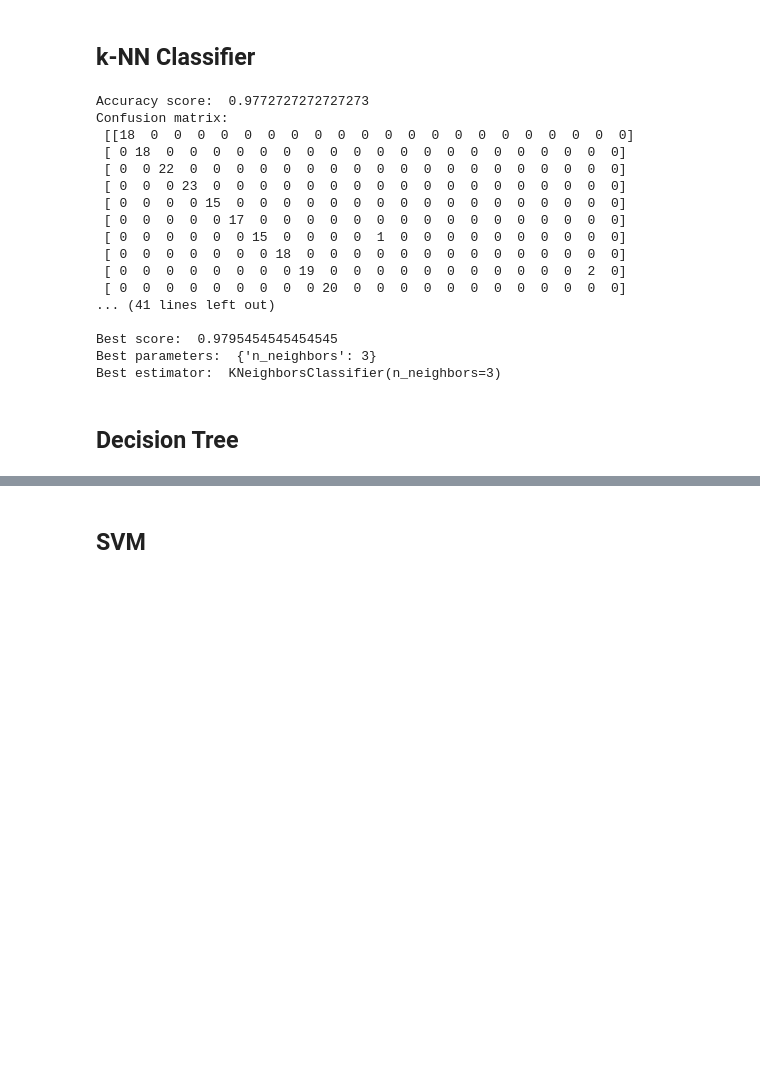
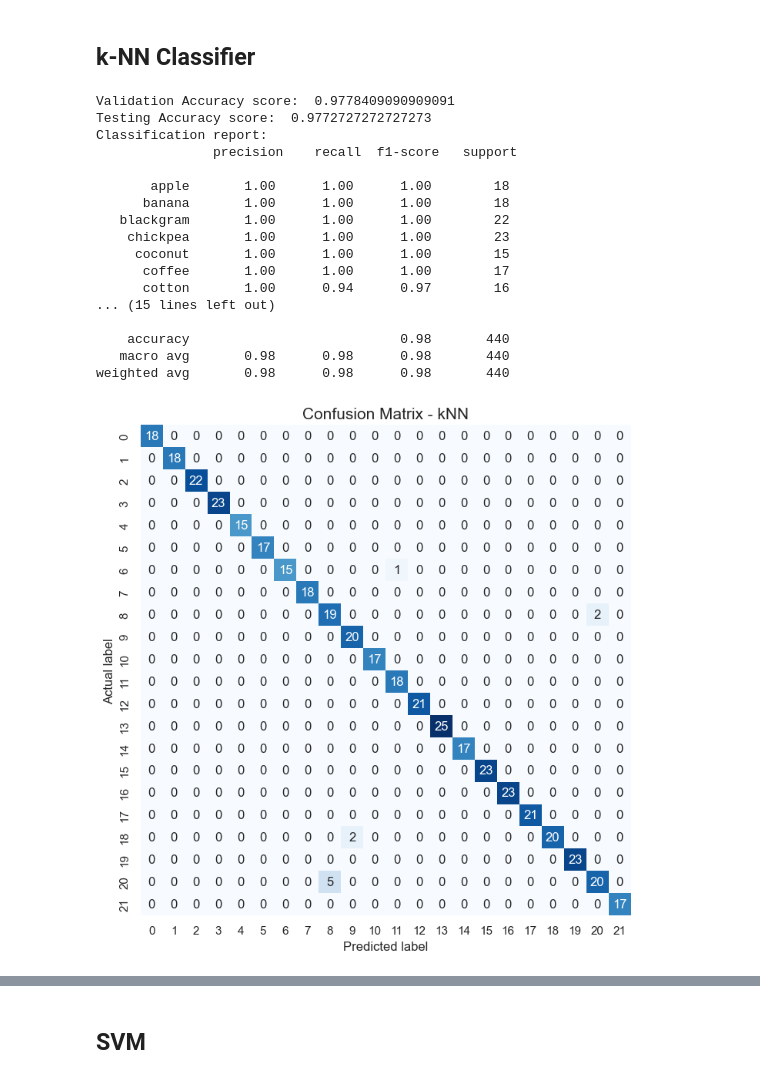
Before and after one commit to bonaventurabs/soil-based-plant-recommendations, a Jupyter notebook: notebooks/data1-script.ipynb, the cells around one changed output, grey strips where cells are left out. Cells and saved outputs as stored; diff of their text form; code cells hidden in the pictures; blank space fills up the shorter version.

Commit message:
model comparison

```diff
--- a/notebooks/data1-script.ipynb
+++ b/notebooks/data1-script.ipynb
@@ -373,18 +373,45 @@ X_train.shape, X_test.shape, y_train.shape, y_test.shape
 ((1760, 7), (440, 7), (1760,), (440,))
 # %% [markdown]
 ## k-NN Classifier
+# %%
+# knn model
+from sklearn.model_selection import cross_val_score
+from sklearn.neighbors import KNeighborsClassifier
+from sklearn.metrics import accuracy_score, confusion_matrix, classification_report
+from sklearn.metrics import confusion_matrix
+
+knn = KNeighborsClassifier()
+knn.fit(X_train, y_train)
+y_pred = knn.predict(X_test)
+print('Validation Accuracy score: ', cross_val_score(knn, X_train, y_train, cv=5).mean())
+print('Testing Accuracy score: ', accuracy_score(y_test, y_pred))
+print('kNN-Classification report: \n', classification_report(y_test, y_pred))
+
+conf_mat = confusion_matrix(y_test, y_pred)
+sns.heatmap(conf_mat, square=True, annot=True, cmap='Blues', fmt='d', cbar=False)
+plt.ylabel('Actual label')
+plt.xlabel('Predicted label')
+plt.title('Confusion Matrix - kNN', size = 15);
+# %% [output]
+Validation Accuracy score:  0.9778409090909091
+Testing Accuracy score:  0.9772727272727273
+Classification report:
+               precision    recall  f1-score   support
+
+       apple       1.00      1.00      1.00        18
+      banana       1.00      1.00      1.00        18
+   blackgram       1.00      1.00      1.00        22
+    chickpea       1.00      1.00      1.00        23
+     coconut       1.00      1.00      1.00        15
+      coffee       1.00      1.00      1.00        17
+      cotton       1.00      0.94      0.97        16
+... (15 lines left out)
+
+    accuracy                           0.98       440
+   macro avg       0.98      0.98      0.98       440
+weighted avg       0.98      0.98      0.98       440
+[figure, added]
 # %%
-# knn model
-from sklearn.neighbors import KNeighborsClassifier
-from sklearn.metrics import accuracy_score, confusion_matrix, classification_report
-
-knn = KNeighborsClassifier()
-knn.fit(X_train, y_train)
-y_pred = knn.predict(X_test)
-print('Accuracy score: ', accuracy_score(y_test, y_pred))
-print('Confusion matrix: \n', confusion_matrix(y_test, y_pred))
-print('Classification report: \n', classification_report(y_test, y_pred))
-
 # knn model with grid search and cross validation
 from sklearn.model_selection import GridSearchCV
 
@@ -395,23 +422,3 @@ knn_cv.fit(X_train, y_train)
 print('Best score: ', knn_cv.best_score_)
 print('Best parameters: ', knn_cv.best_params_)
 print('Best estimator: ', knn_cv.best_estimator_)
-# %% [output]
-Accuracy score:  0.9772727272727273
-Confusion matrix:
- [[18  0  0  0  0  0  0  0  0  0  0  0  0  0  0  0  0  0  0  0  0  0]
- [ 0 18  0  0  0  0  0  0  0  0  0  0  0  0  0  0  0  0  0  0  0  0]
- [ 0  0 22  0  0  0  0  0  0  0  0  0  0  0  0  0  0  0  0  0  0  0]
- [ 0  0  0 23  0  0  0  0  0  0  0  0  0  0  0  0  0  0  0  0  0  0]
- [ 0  0  0  0 15  0  0  0  0  0  0  0  0  0  0  0  0  0  0  0  0  0]
- [ 0  0  0  0  0 17  0  0  0  0  0  0  0  0  0  0  0  0  0  0  0  0]
- [ 0  0  0  0  0  0 15  0  0  0  0  1  0  0  0  0  0  0  0  0  0  0]
- [ 0  0  0  0  0  0  0 18  0  0  0  0  0  0  0  0  0  0  0  0  0  0]
- [ 0  0  0  0  0  0  0  0 19  0  0  0  0  0  0  0  0  0  0  0  2  0]
- [ 0  0  0  0  0  0  0  0  0 20  0  0  0  0  0  0  0  0  0  0  0  0]
-... (41 lines left out)
-
-Best score:  0.9795454545454545
-Best parameters:  {'n_neighbors': 3}
-Best estimator:  KNeighborsClassifier(n_neighbors=3)
-# %% [markdown]
-## Decision Tree
```
Also changed, not shown: parts of 3 cells of this notebook.
